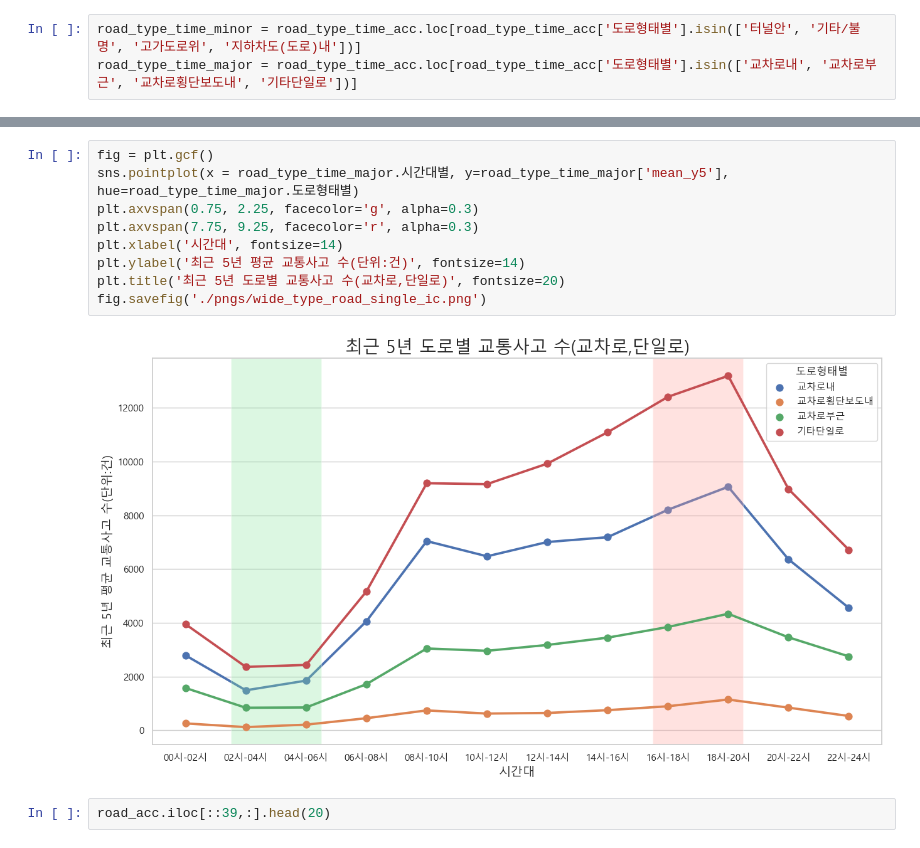
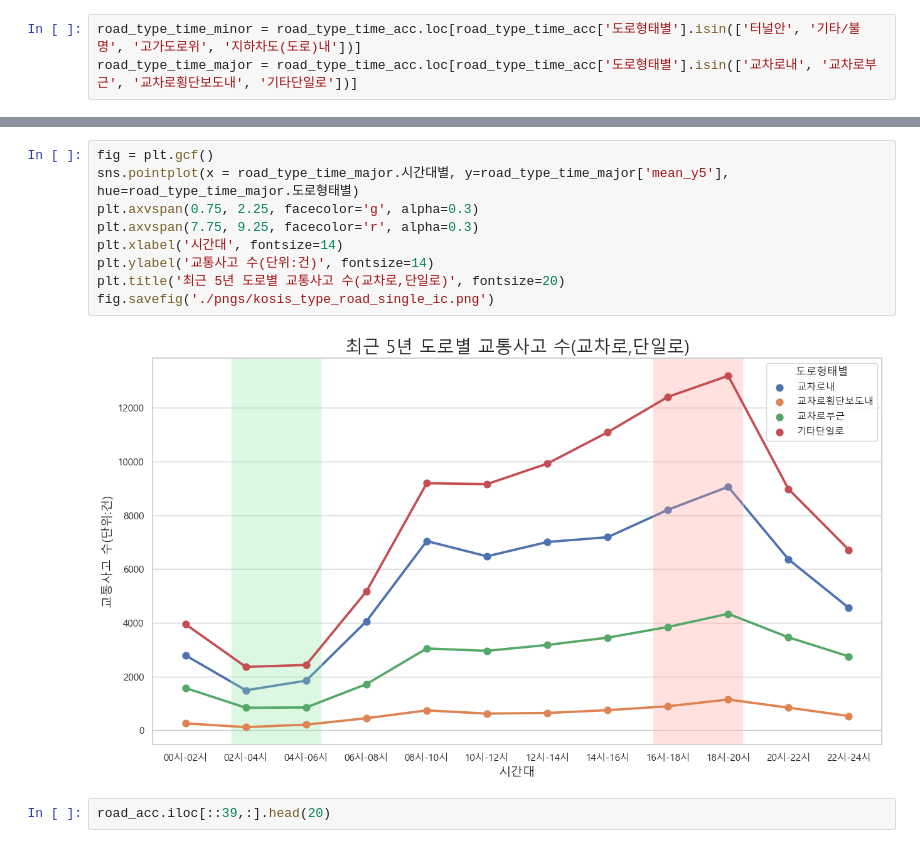
Before and after one commit to C0DE-SAGE/Data-Analysis-Competition, a Jupyter notebook: kosis.ipynb, the cells around one changed output, grey strips where cells are left out. Cells and saved outputs as stored; diff of their text form.

```diff
--- a/kosis.ipynb
+++ b/kosis.ipynb
@@ -436,14 +502,14 @@ fig.savefig('./pngs/wide_type_road_etc.png')
 # %%
 fig = plt.gcf()
 sns.pointplot(x = road_type_time_major.시간대별, y=road_type_time_major['mean_y5'], hue=road_type_time_major.도로형태별)
 plt.axvspan(0.75, 2.25, facecolor='g', alpha=0.3)
 plt.axvspan(7.75, 9.25, facecolor='r', alpha=0.3)
 plt.xlabel('시간대', fontsize=14)
-plt.ylabel('최근 5년 평균 교통사고 수(단위:건)', fontsize=14)
+plt.ylabel('교통사고 수(단위:건)', fontsize=14)
 plt.title('최근 5년 도로별 교통사고 수(교차로,단일로)', fontsize=20)
-fig.savefig('./pngs/wide_type_road_single_ic.png')
+fig.savefig('./pngs/kosis_type_road_single_ic.png')
 # %% [output]
-[figure, old version]
+[figure, new version]
 # %%
 road_acc.iloc[::39,:].head(20)
 # %% [output]
```
Also changed, not shown: parts of 10 cells of this notebook, 10 other files.
